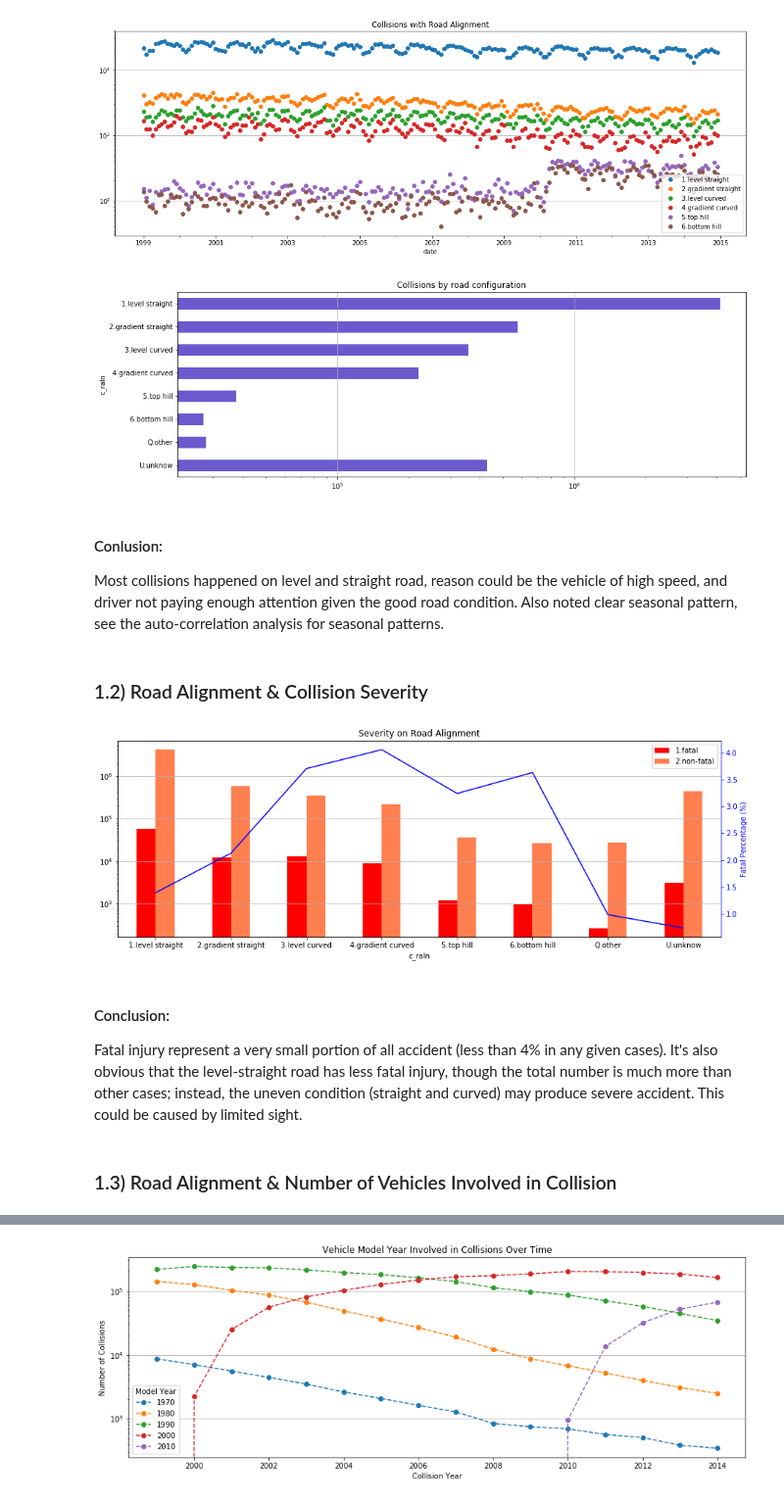
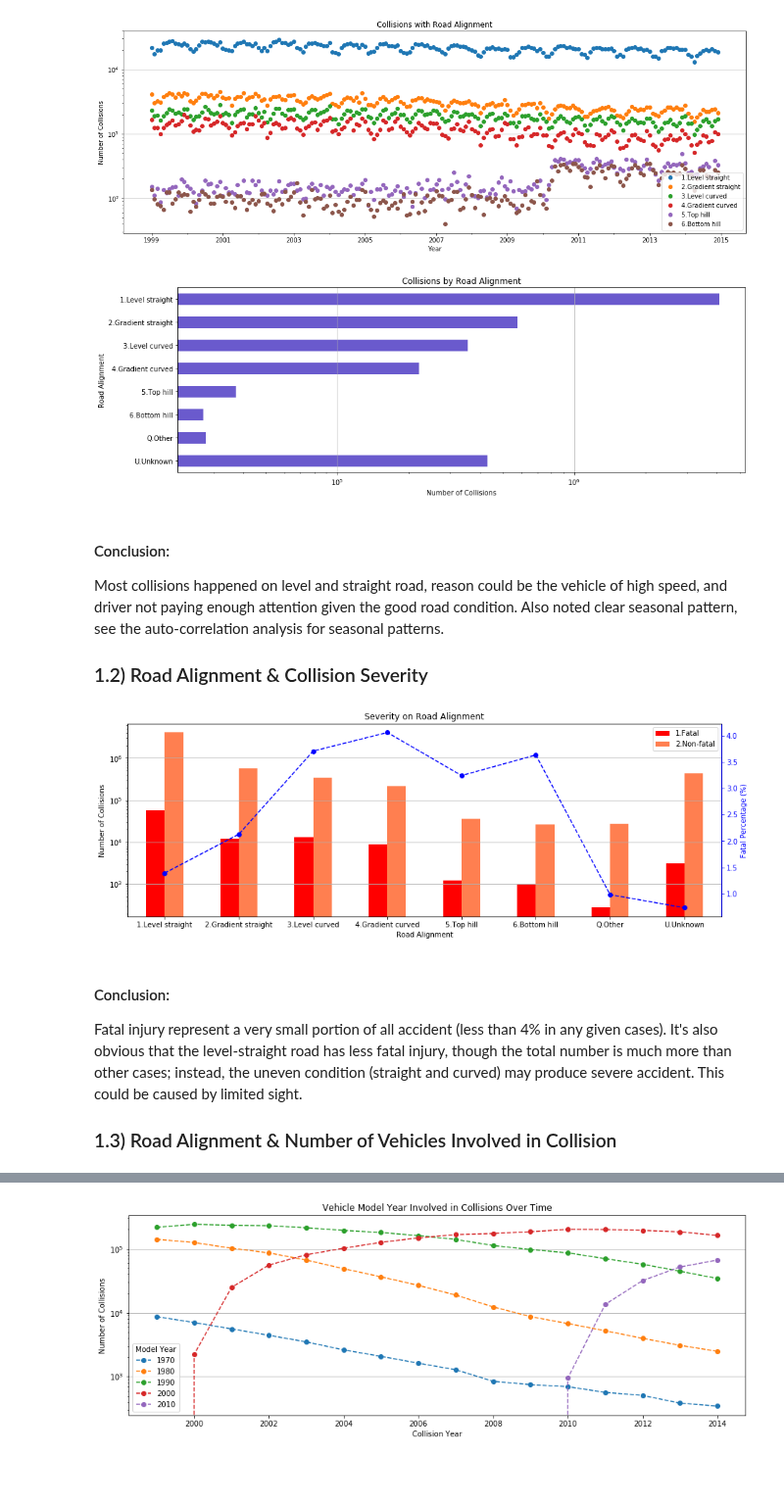
Before and after one commit to rynho/3250-G3, a Jupyter notebook: jupyterNB/G3_Project_Ryan.ipynb, the cells around one changed output, grey strips where cells are left out. Shown at 98% size. Cells and saved outputs as stored; diff of their text form; code cells hidden in the pictures; blank space fills up the shorter version.

Commit message:
correct typoes, minor change to plots.

```diff
--- a/jupyterNB/G3_Project_Ryan.ipynb
+++ b/jupyterNB/G3_Project_Ryan.ipynb
@@ -159,28 +136,33 @@ df2 = df1.groupby(['date','c_raln']).size().unstack()
 # %%
-# Plot the dataframe into graph to visulize the result.
+#Plot the dataframe into graph to visualize the result.
+c_raln=['1.Level straight','2.Gradient straight',
+        '3.Level curved','4.Gradient curved',
+        '5.Top hill','6.Bottom hill',
+        'Q.Other','U.Unknown']
 
-c_raln=['1.level straight','2.gradient straight',
-           '3.level curved','4.gradient curved',
-           '5.top hill','6.bottom hill',
-           'Q.other','U.unknow']
-
-df2.iloc[:,:-2].plot(logy=True, style = 'o', figsize = (18,6), title = 'Collisions with Road Alignment')
+df2.iloc[:,:-2].plot(logy=True, style = 'o', figsize = (18,6),
+                     title = 'Collisions with Road Alignment')
 plt.legend(c_raln)
+plt.xlabel('Year')
+plt.ylabel('Number of Collisions')
 plt.grid(axis='y');
 # %% [output]
-[figure, old version]
+[figure, new version]
 # %%
 df3=df1.groupby('c_raln').size().sort_index(ascending=False)
 
-df3.plot.barh(logx=True,color='slateblue',figsize=(15,5),title='Collisions by road configuration')
+df3.plot.barh(logx=True,color='slateblue',figsize=(15,5),
+              title='Collisions by Road Alignment')
+plt.xlabel('Number of Collisions')
 plt.yticks(np.arange(0,8),c_raln[::-1])
+plt.ylabel('Road Alignment')
 plt.grid(axis='x');
 # %% [output]
-[figure, old version]
+[figure, new version]
 # %% [markdown]
-#### Conlusion:
+#### Conclusion:
 Most collisions happened on level and straight road, reason could be the vehicle of high speed, and driver not paying enough attention given the good road condition.  Also noted clear seasonal pattern, see the auto-correlation analysis for seasonal patterns.
+
+### 1.2) Road Alignment & Collision Severity
-# %% [markdown]
-### 1.2) Road Alignment & Collision Severity
 # %%
 #Use a new dataframe to analyze the relationship between Severity and Road Alignment.
@@ -191,31 +173,33 @@ df4 = df1.groupby(['c_raln','c_sev']).size().unstack()
 # %%
 #Plot the relationship between Severity and Road Alignment.
 
 #Create a twin y-axis plot area, and define axis parameters.
 fig,ax1 = plt.subplots()
 ax2 = ax1.twinx()
+
+#Plot the new dataframe in logarithm, since the gap between numbers are huge.
+df4.plot(kind='bar',rot=0,logy=True,color=['red','coral'],figsize=(15,5),title='Severity on Road Alignment', ax=ax1)
+ax1.set_ylabel('Number of Collisions')
+ax1.set_xlabel('Road Alignment')
+ax1.grid(axis='y')
+ax1.legend(['1.Fatal','2.Non-fatal'])
+
+#Calculate the percentage of fatal injury in all accidents by different road alignment, and plot to right axis.
+se1 = df4[1]/(df4[1]+df4[2])*100
+se1.plot(c='b', style='o--', ax=ax2)
 ax2.set_ylabel('Fatal Percentage (%)')
 ax2.spines['right'].set_color('b')
 ax2.yaxis.label.set_color('b')
 ax2.tick_params(axis='y',colors='b')
 
-#Plot the new dataframe in logarithm, since the gap between numbers are huge.
-df4.plot(kind='bar',rot=0,logy=True,color=['red','coral'],figsize=(15,5),title='Severity on Road Alignment', ax=ax1)
-ax1.grid(axis='y')
-
-#Calculate the percentage of fatal injury in all accidents by different road alignment, and plot to right axis.
-se1 = df4[1]/(df4[1]+df4[2])*100
-se1.plot(color='b', ax=ax2)
-
-plt.xticks(np.arange(0,8),c_raln)
-ax1.legend(['1.fatal','2.non-fatal']);
+plt.xticks(np.arange(0,8),c_raln);
 # %% [output]
-[figure, old version]
+[figure, new version]
 # %% [markdown]
 #### Conclusion:
 Fatal injury represent a very small portion of all accident (less than 4% in any given cases).  It's also obvious that the level-straight road has less fatal injury, though the total number is much more than other cases; instead, the uneven condition (straight and curved) may produce severe accident.  This could be caused by limited sight.
+
+### 1.3) Road Alignment & Number of Vehicles Involved in Collision
-# %% [markdown]
-### 1.3) Road Alignment & Number of Vehicles Involved in Collision
 # %%
 df1 = dfa.loc[:,['c_raln','c_vehs']]
 df1.c_vehs.replace('UU',np.nan, inplace=True)
```
Also changed, not shown: parts of 37 cells of this notebook.
